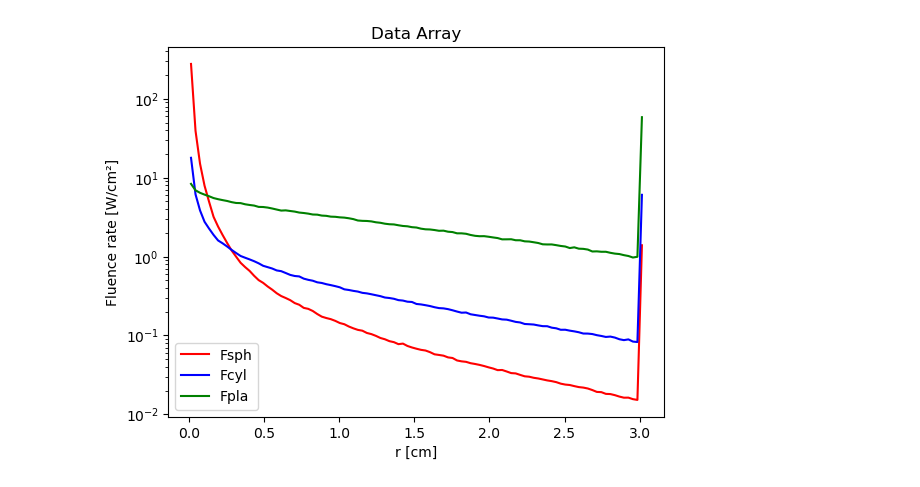
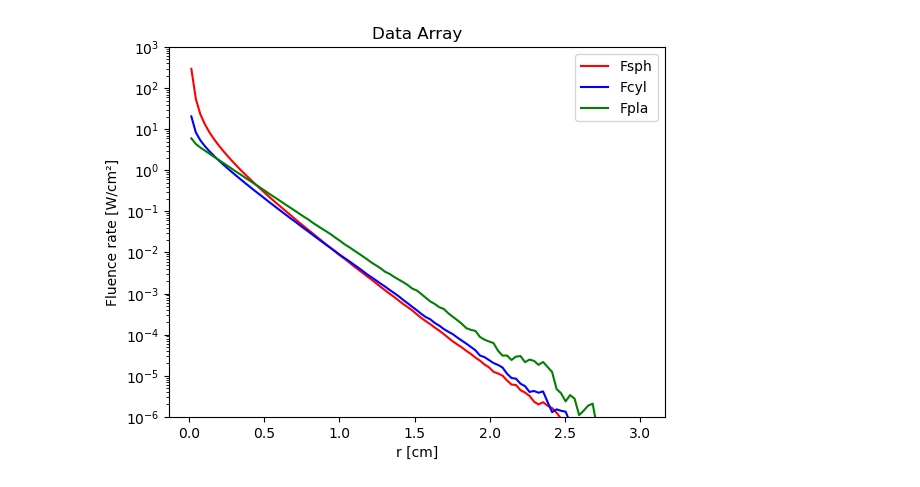
Before and after one commit to osimlab/MC321_Hui, a Jupyter notebook: MC321.ipynb, the cells around one changed output. Drawn from its saved outputs; the diff is of its cells as text; code cells hidden in the pictures.

```diff
--- a/MC321.ipynb
+++ b/MC321.ipynb
@@ -36,7 +39,7 @@ def HOP(x, y, z, ux, uy, uz, mua, mus):
         s (float): Step size taken [cm].
     """
     # Generate a random number (0,1) and calculate step size
-    rnd = random.random()
+    rnd = randomStream.getNext()
     while rnd <= 0.0:
         rnd = random.random()
     s = -math.log(rnd) / (mua + mus)  # Step size [cm]
@@ -139,13 +256,13 @@ def SPIN(ux, uy, uz, g):
     return ux, uy, uz
 # %%
 # Optical properties
-mua = 0.1            # Absorption coefficient [cm^-1]
-mus = 10          # Scattering coefficient [cm^-1]
+mua = 1            # Absorption coefficient [cm^-1]
+mus = 100         # Scattering coefficient [cm^-1]
 g = 0.90             # Anisotropy factor [-]
 nt = 1.33            # Tissue refractive index
 
 # Simulation parameters
-Nphotons = 10000     # Number of photons in simulation
+Nphotons = 100000     # Number of photons in simulation
 radial_size = 3.0    # Maximum radial size [cm]
 NR = 100             # Number of radial bins
 dr = radial_size / NR  # Radial bin size [cm]
@@ -222,14 +339,15 @@ Fpla = Cpla / (Nphotons * mua * shellvolume_pla)
 # %%
 import matplotlib.pyplot as plt
 
 plt.plot(r, Fsph, '-', label='Fsph', color='red')
 plt.plot(r, Fcyl, '-', label='Fcyl', color='blue')
 plt.plot(r, Fpla, '-', label='Fpla', color='green')
 plt.yscale('log')
+plt.ylim(1e-6, 1e3)
 plt.xlabel('r [cm]')
 plt.ylabel('Fluence rate [W/cm²]')
 plt.legend()
 plt.title('Data Array')
 plt.show()
 # %% [output]
-[figure, old version]
+[figure, new version]
```
Also changed, not shown: parts of 2 cells of this notebook.
